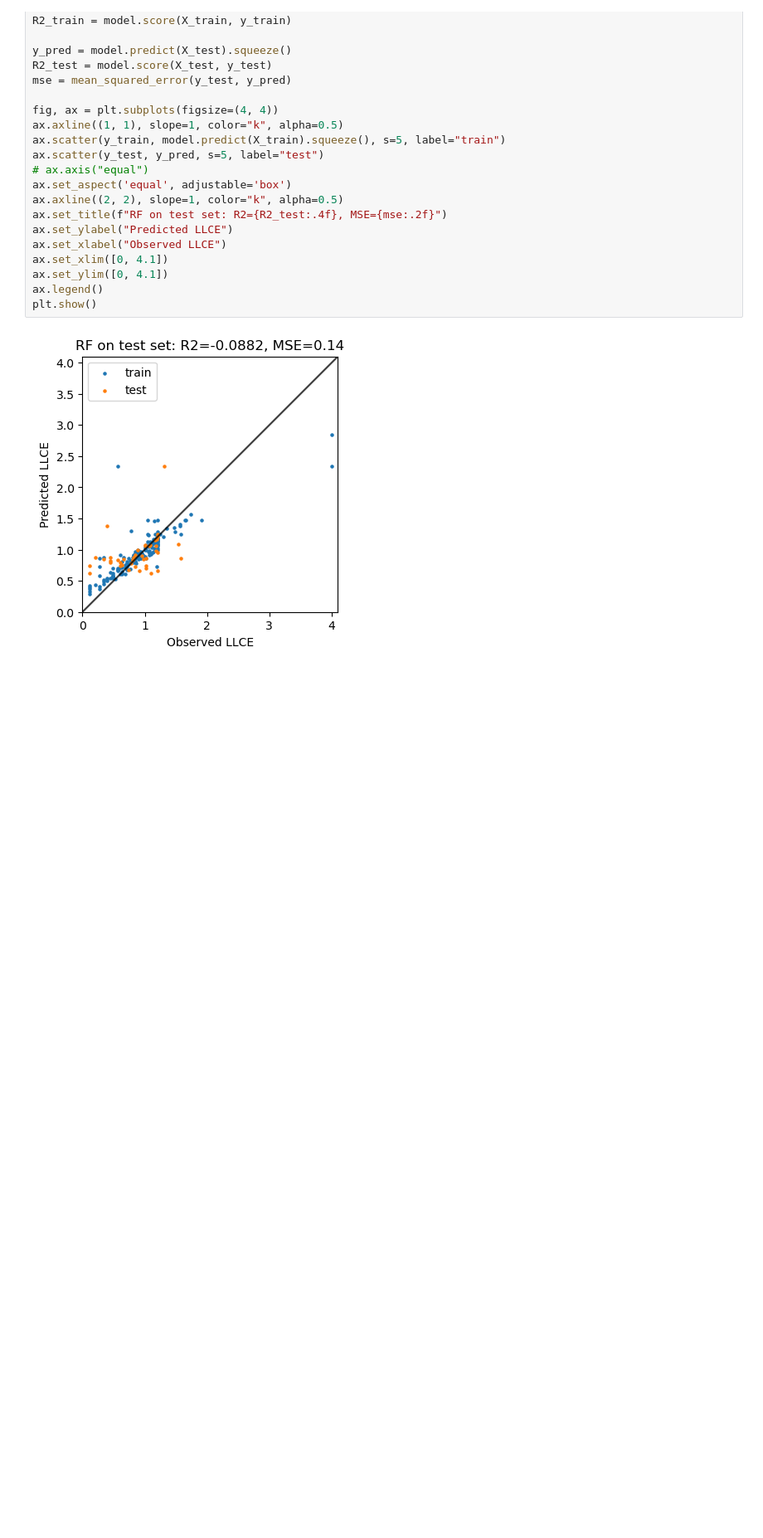
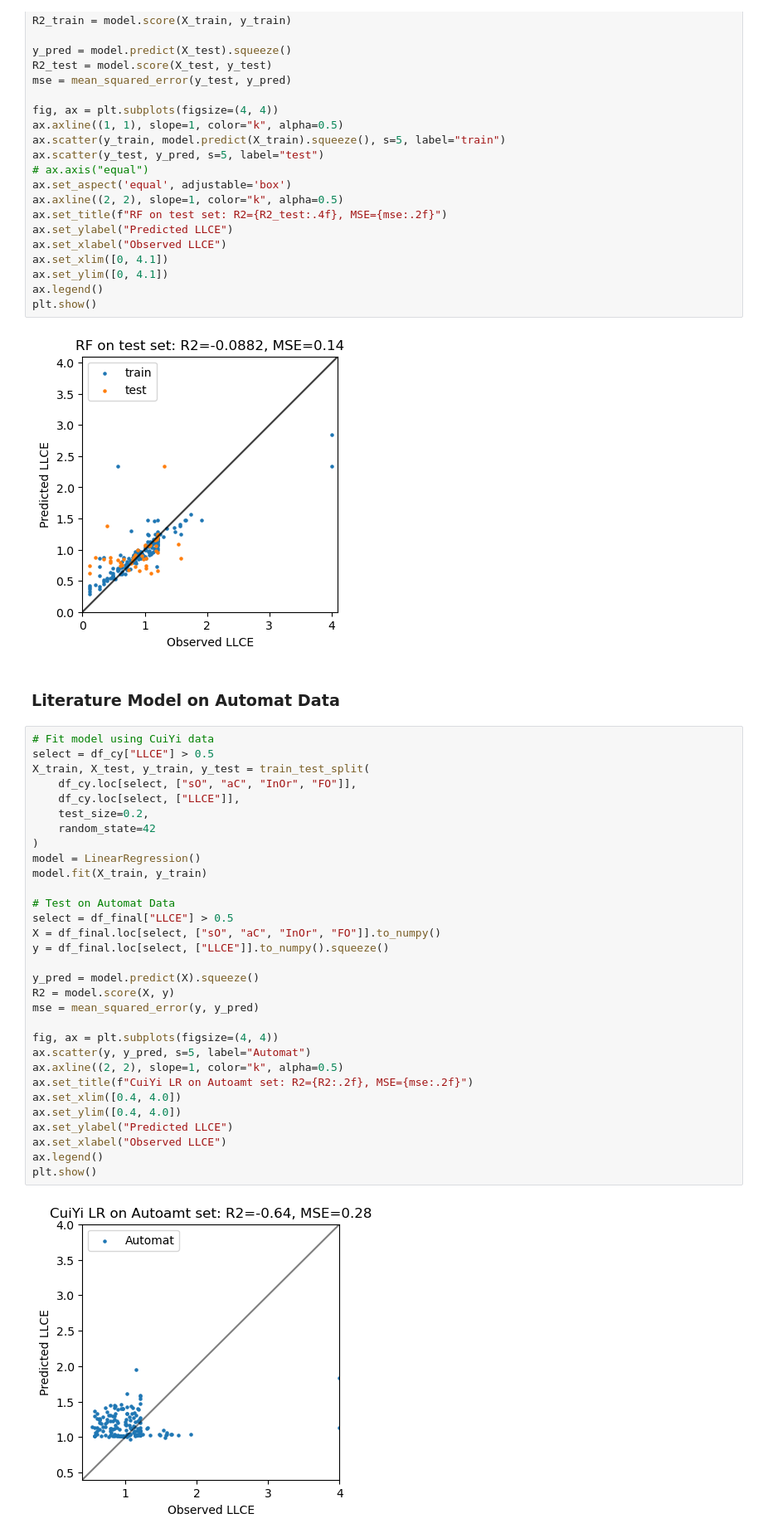
Before and after one commit to zleung9/bo-electrolyte, a Jupyter notebook: notebooks/feature_extraction_elemental_composition.ipynb, the cells around one changed output. Shown at 83% size. Drawn from its saved outputs; the diff is of its cells as text; blank space fills up the shorter version.

```diff
--- a/notebooks/feature_extraction_elemental_composition.ipynb
+++ b/notebooks/feature_extraction_elemental_composition.ipynb
@@ -532,3 +556,38 @@ ax.legend()
 plt.show()
 # %% [output]
 [figure]
+# %% [markdown]
+### Literature Model on Automat Data
+# %%
+# Fit model using CuiYi data
+select = df_cy["LLCE"] > 0.5
+X_train, X_test, y_train, y_test = train_test_split(
+    df_cy.loc[select, ["sO", "aC", "InOr", "FO"]],
+    df_cy.loc[select, ["LLCE"]],
+    test_size=0.2,
+    random_state=42
+)
+model = LinearRegression()
+model.fit(X_train, y_train)
+
+# Test on Automat Data
+select = df_final["LLCE"] > 0.5
+X = df_final.loc[select, ["sO", "aC", "InOr", "FO"]].to_numpy()
+y = df_final.loc[select, ["LLCE"]].to_numpy().squeeze()
+
+y_pred = model.predict(X).squeeze()
+R2 = model.score(X, y)
+mse = mean_squared_error(y, y_pred)
+
+fig, ax = plt.subplots(figsize=(4, 4))
+ax.scatter(y, y_pred, s=5, label="Automat")
+ax.axline((2, 2), slope=1, color="k", alpha=0.5)
+ax.set_title(f"CuiYi LR on Autoamt set: R2={R2:.2f}, MSE={mse:.2f}")
+ax.set_xlim([0.4, 4.0])
+ax.set_ylim([0.4, 4.0])
+ax.set_ylabel("Predicted LLCE")
+ax.set_xlabel("Observed LLCE")
+ax.legend()
+plt.show()
+# %% [output]
+[figure, added]
```
Also changed, not shown: parts of 6 cells of this notebook.
